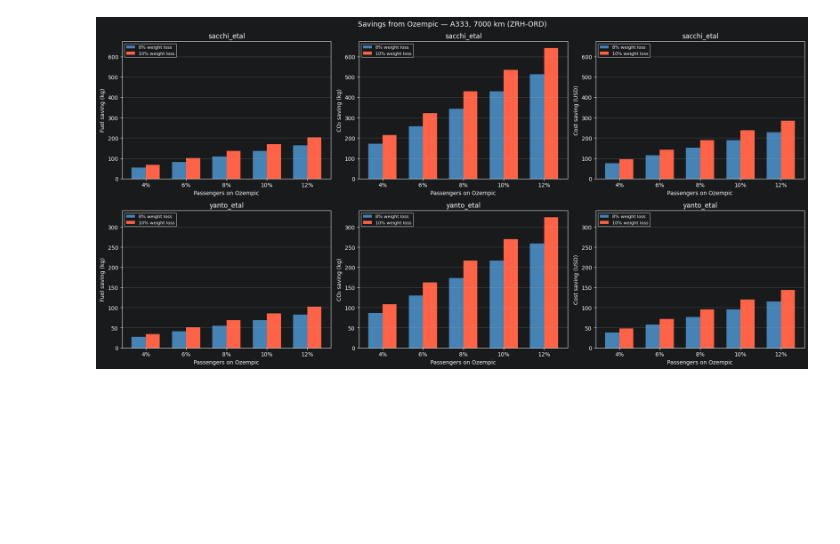
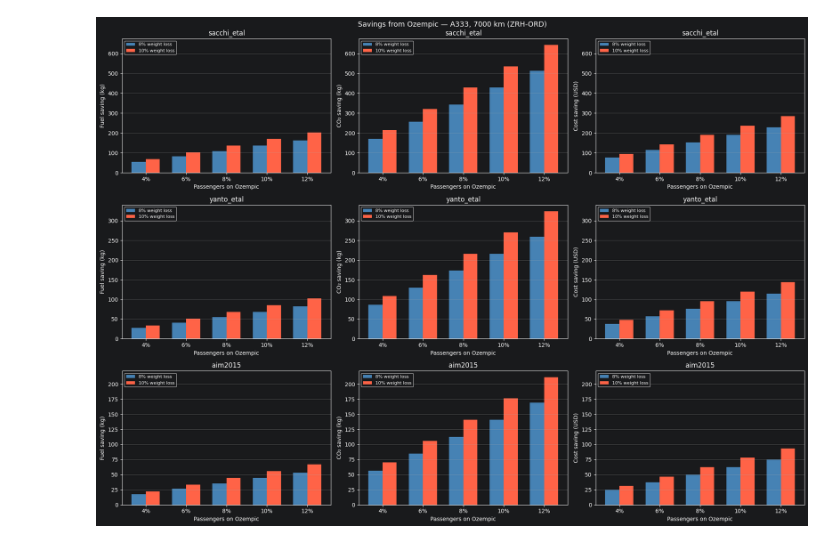
Before and after one commit to sustainableaviation/jetfuelburn, a Jupyter notebook: dev/usdot_benchmarking/ozempic_savings.ipynb, the cells around one changed output. Drawn from its saved outputs; the diff is of its cells as text; code cells hidden in the pictures; blank space fills up the shorter version.

Commit message:
added the aim 2015 model to the ozempic_savings.ipynb notebook

```diff
--- a/dev/usdot_benchmarking/ozempic_savings.ipynb
+++ b/dev/usdot_benchmarking/ozempic_savings.ipynb
@@ -17,11 +18,16 @@ ozempic_fractions = [0.04, 0.06, 0.08, 0.10, 0.12]  # share of passengers on oze
 # Fixed flight / aircraft parameters
 pax_max = 440
 loadfactor = 0.835  # Montlaur load factor (used in sacchi)
-pax_nmbr = 260  # absolute pax count (used in yanto)
+pax_nmbr = 260  # absolute pax count (used in yanto and aim2015)
 weight_per_pax = 100 * ureg.kg
 R = 7000 * ureg.km
 CO2_FACTOR = 3.16  # kg CO2 per kg jet fuel
 FUEL_COST_PER_KG = 1.4  # USD per kg (1400 USD per 1000 kg)
+
+# AIM2015 parameters for simple sweep (size class 7 = A330-300, closest to A333)
+AIM2015_CLASS_A333 = 7
+D_CLIMB_A333 = 300 * ureg.km
+D_DESCENT_A333 = 200 * ureg.km
 # %%
 # Baselines (no ozempic)
 fuel_sacchi_base = sacchi_etal.calculate_fuel_consumption(
@@ -35,6 +41,14 @@ fuel_yanto_base = yanto_etal.calculate_fuel_consumption(
     R=R,
     PL=pax_nmbr * weight_per_pax,
 )
+_aim2015_base = aim2015.calculate_fuel_consumption(
+    acft_size_class=AIM2015_CLASS_A333,
+    D_climb=D_CLIMB_A333,
+    D_cruise=R - D_CLIMB_A333 - D_DESCENT_A333,
+    D_descent=D_DESCENT_A333,
+    PL=pax_nmbr * weight_per_pax,
+)
+fuel_aim2015_base = sum(_aim2015_base.values())
 
 records = []
 for wl, oz in itertools.product(weightloss_coeffs, ozempic_fractions):
@@ -62,6 +76,18 @@ for wl, oz in itertools.product(weightloss_coeffs, ozempic_fractions):
     yanto_co2_diff = yanto_fuel_diff * CO2_FACTOR
     yanto_cost_diff = yanto_fuel_diff * FUEL_COST_PER_KG
 
+    # aim2015: ozempic users weigh less → mixed payload
+    _aim2015_oz = aim2015.calculate_fuel_consumption(
+        acft_size_class=AIM2015_CLASS_A333,
+        D_climb=D_CLIMB_A333,
+        D_cruise=R - D_CLIMB_A333 - D_DESCENT_A333,
+        D_descent=D_DESCENT_A333,
+        PL=payload_oz,
+    )
+    aim2015_fuel_diff = (fuel_aim2015_base - sum(_aim2015_oz.values())).to("kg").magnitude
+    aim2015_co2_diff = aim2015_fuel_diff * CO2_FACTOR
+    aim2015_cost_diff = aim2015_fuel_diff * FUEL_COST_PER_KG
+
     records.append(
         {
             "weightloss_coeff": wl,
@@ -72,6 +98,9 @@ for wl, oz in itertools.product(weightloss_coeffs, ozempic_fractions):
             "yanto_fuel_diff_kg": yanto_fuel_diff,
             "yanto_co2_diff_kg": yanto_co2_diff,
             "yanto_cost_diff_usd": yanto_cost_diff,
+            "aim2015_fuel_diff_kg": aim2015_fuel_diff,
+            "aim2015_co2_diff_kg": aim2015_co2_diff,
+            "aim2015_cost_diff_usd": aim2015_cost_diff,
         }
     )
 
@@ -95,51 +124,47 @@ width = 0.35
 labels = [f"{int(oz * 100)}%" for oz in ozempic_fractions]
 colors = ["steelblue", "tomato"]
 
-fig, axes = plt.subplots(2, 3, figsize=(18, 9), sharey="row")
+fig, axes = plt.subplots(3, 3, figsize=(18, 13), sharey="row")
 fig.suptitle("Savings from Ozempic — A333, 7000 km (ZRH-ORD)", fontsize=13)
 
 metrics = [
-    (
-        "sacchi_etal",
-        "sacchi_fuel_diff_kg",
-        "sacchi_co2_diff_kg",
-        "sacchi_cost_diff_usd",
-    ),
-    ("yanto_etal", "yanto_fuel_diff_kg", "yanto_co2_diff_kg", "yanto_cost_diff_usd"),
+    ("sacchi_etal", "sacchi_fuel_diff_kg", "sacchi_co2_diff_kg", "sacchi_cost_diff_usd"),
+    ("yanto_etal",  "yanto_fuel_diff_kg",  "yanto_co2_diff_kg",  "yanto_cost_diff_usd"),
+    ("aim2015",     "aim2015_fuel_diff_kg", "aim2015_co2_diff_kg", "aim2015_cost_diff_usd"),
 ]
 
 for row_idx, (model, fuel_col, co2_col, cost_col) in enumerate(metrics):
     for col_idx, (metric, ylabel) in enumerate(
         [
             (fuel_col, "Fuel saving (kg)"),
             (co2_col, "CO₂ saving (kg)"),
             (cost_col, "Cost saving (USD)"),
         ]
     ):
         ax = axes[row_idx][col_idx]
         for i, wl in enumerate(weightloss_coeffs):
             subset = df[df["weightloss_coeff"] == wl].sort_values("people_on_ozempic")
             ax.bar(
                 x + (i - 0.5) * width,
                 subset[metric].values,
                 width,
                 label=f"{int(wl * 100)}% weight loss",
                 color=colors[i],
             )
         ax.set_title(f"{model}")
         ax.set_ylabel(ylabel)
         ax.set_xlabel("Passengers on Ozempic")
         ax.set_xticks(x)
         ax.set_xticklabels(labels)
         ax.tick_params(labelleft=True)
         ax.legend(fontsize=8, loc="upper left")
         ax.grid(axis="y", linewidth=0.5)
 
 plt.tight_layout()
 plt.savefig("savings_per_flight.pdf", bbox_inches="tight")
 plt.show()
 # %% [output]
-[figure, old version]
+[figure, new version]
 # %%
 FLIGHTS_PER_YEAR = 2 * 365  # daily flight, both inbound and outbound legs
 SCALE = 1e5
```
Also changed, not shown: parts of 7 cells of this notebook, 5 other files.
